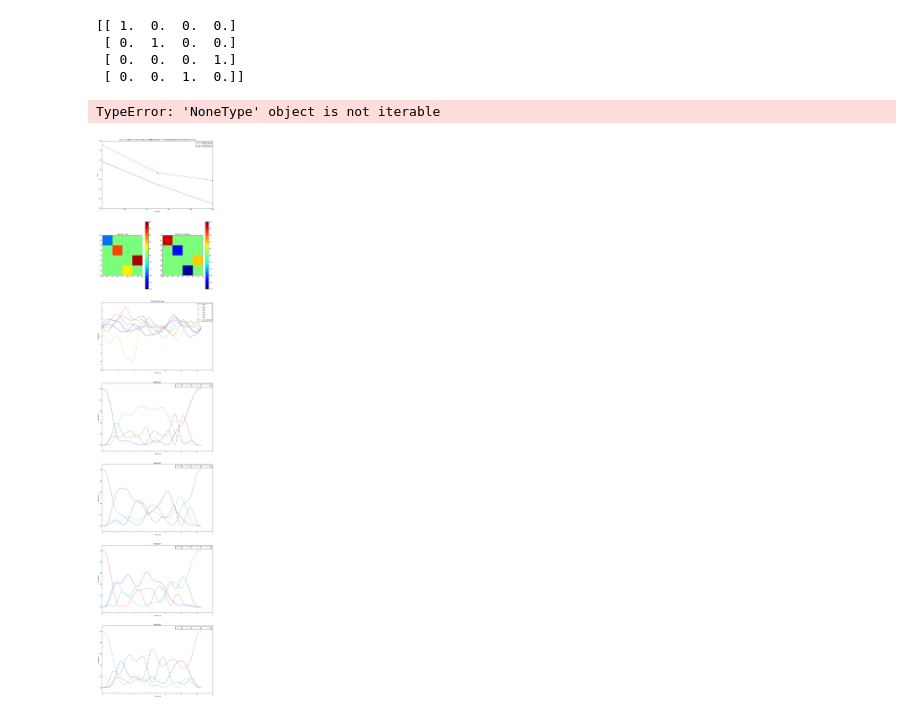
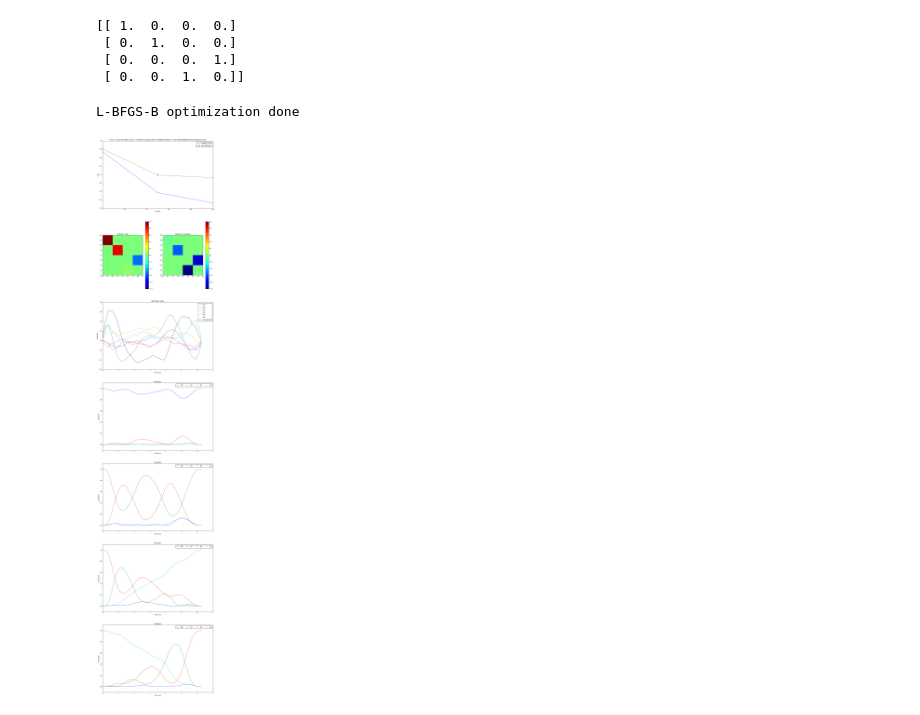
Before and after one commit to SchusterLab/quantum-optimal-control, a Jupyter notebook: Examples/CNot.ipynb, the cells around one changed output. Drawn from its saved outputs; the diff is of its cells as text; code cells hidden in the pictures.

```diff
--- a/Examples/CNot.ipynb
+++ b/Examples/CNot.ipynb
@@ -82,9 +82,9 @@ print U
 # %%
  #Extra options
 #reg_coeffs = reg_coeffs,draw = [states_draw_list,states_draw_names] ,forbidden = states_forbidden_list,multi_mode = multi_mode,
 #maxA = ops_max_amp,use_gpu = True
 uks,U_f =Grape(H0,Hops,Hnames,U,total_time,steps,psi0,convergence=convergence, method = 'L-BFGS-B',switch=False, draw = [states_draw_list,states_draw_names] ,
-               maxA = ops_max_amp, use_gpu=True, penalty_coeffs=penalty_coeffs, unitary_error = 1e-06)
+               maxA = ops_max_amp, use_gpu=True, penalty_coeffs=penalty_coeffs, unitary_error = 1e-06, save = False, gate = 'CNot')
 # %% [output]
-TypeError: 'NoneType' object is not iterable
+L-BFGS-B optimization done
-[figure, old version]
+[figure, new version]
```
Also changed, not shown: 11 other files.
